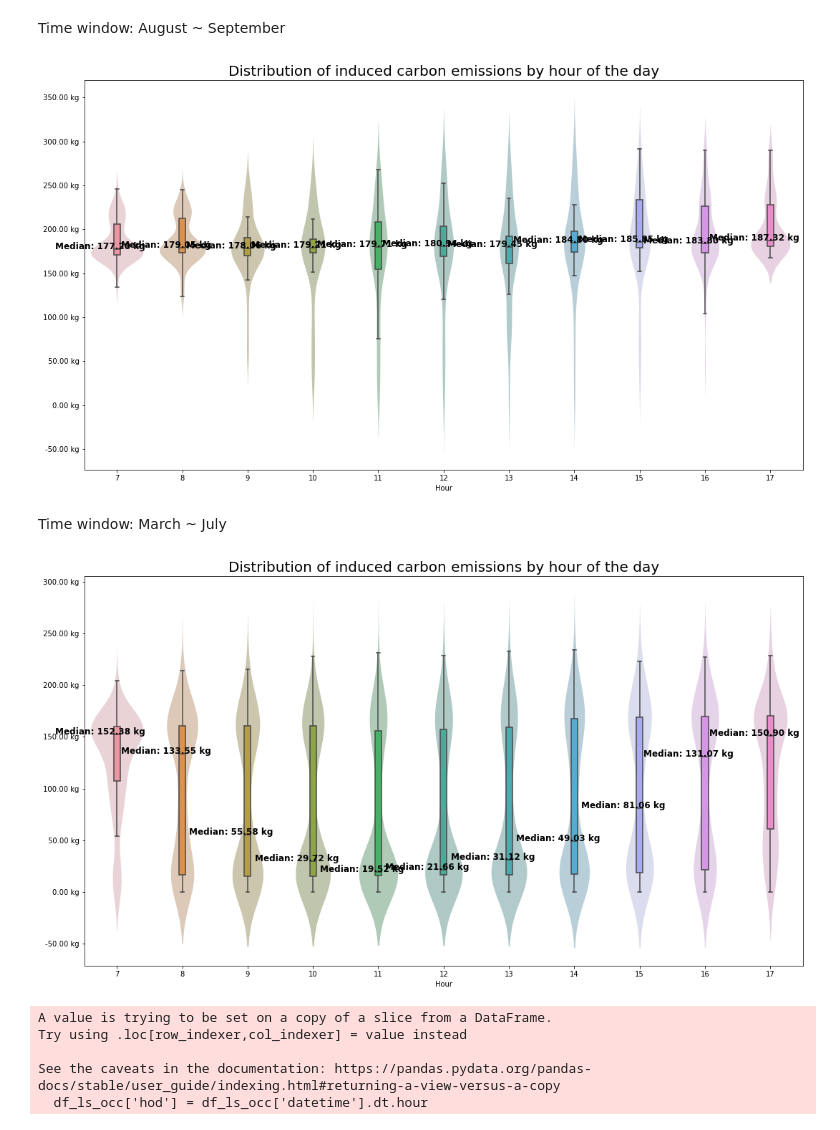
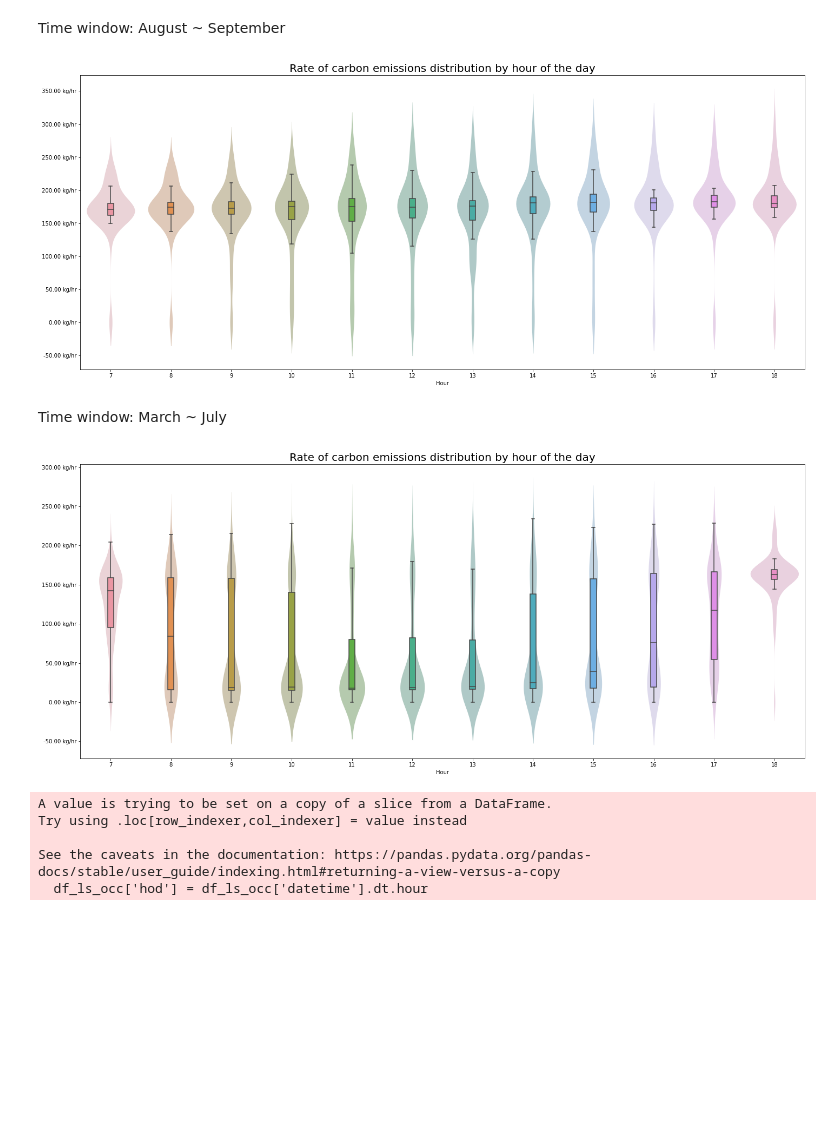
Before and after one commit to ZAY630/ls_sdh, a Jupyter notebook: analysis.ipynb, the cells around one changed output. Saved outputs shown, nothing was run; the diff lists cells and outputs as text; code cells hidden in the pictures; blank space fills up the shorter version.

```diff
--- a/analysis.ipynb
+++ b/analysis.ipynb
@@ -72,3 +45,0 @@ See the caveats in the documentation: https://pandas.pydata.org/pandas-docs/stab
-# %%
-df_power['HVAC'] = df_power['SDH.SW.MSA.MAIN.PWR REAL 3 P'] - df_power['SDH.SW.MSA.MS41A.PWR REAL 3 P'] + df_power['SDH.SW.MSB.MS41B.PWR REAL 3 P']
-columns = ['HVAC']
@@ -168,0 +91,5 @@ utils_plot.plot_hourly_heatmap(df_grid, ['renew'], 'California ISO renewable sup
+# %%
+hvac = df_power['SDH.SW.MSA.MAIN.PWR REAL 3 P'] - df_power['SDH.SW.MSA.MS41A.PWR REAL 3 P'] + df_power['SDH.SW.MSB.MS41B.PWR REAL 3 P']
+df_HVAC = pd.DataFrame({'datetime': df_power['datetime'], 'HVAC': hvac})
+columns = ['HVAC']
+df_HVAC.head()
@@ -168,0 +109,10 @@ utils_plot.plot_hourly_heatmap(df_grid, ['renew'], 'California ISO renewable sup
+# %%
+df_temp = pd.merge(df_HVAC, df_moer, on = 'datetime', how = 'outer')
+df_emissions = df_temp.copy()
+
+# Multiply all columns except the first and last by the last column
+df_emissions.iloc[:, 1:-1] = df_emissions.iloc[:, 1:-1].multiply(df_emissions.iloc[:, -1], axis="index") / 1000
+df_emissions = df_emissions.drop(columns=['value', 'moer'])
+# Now 'new_df' is the new DataFrame with the desired calculations
+
+df_emissions.head()
@@ -272,7 +233,7 @@ Load shift analysis
 # %% [markdown]
 Time window: August ~ September
 # %%
-df_hourly_emissions = df_hourly_occ[(df_hourly_occ['datetime'].dt.month >= 8) & (df_hourly_occ['datetime'].dt.month <= 9)]
+df_hourly_emissions = df_hourly_occ[(df_hourly_occ['datetime'].dt.month >= 7) & (df_hourly_occ['datetime'].dt.month <= 9)]
 df_hourly_emissions = df_hourly_emissions[columns + ['datetime']]
 # Ensure Datetime is the index
 df_hourly_emissions['Hour'] = df_hourly_emissions['datetime'].dt.hour
@@ -281,9 +242,9 @@ df_hourly_emissions['Hour'] = df_hourly_emissions['datetime'].dt.hour
 df_pivot = df_hourly_emissions.pivot_table(index=df_hourly_emissions['datetime'].dt.date, columns='Hour', values='HVAC', aggfunc='sum')
 df_pivot.reset_index(inplace=True)
 # %%
-utils_plot.create_violin_plot(df_pivot, range(7, 18), ' kg', 'Distribution of induced carbon emissions by hour of the day', figsize=(18, 10))
+utils_plot.create_violin_plot(df_pivot, range(7, 19), ' kg/hr', 'Rate of carbon emissions distribution by hour of the day', figsize=(24, 10), annotation=False)
 # %% [output]
-[figure, old version]
+[figure, new version]
 # %% [markdown]
 Time window: March ~ July
 # %%
@@ -296,8 +257,8 @@ df_hourly_emissions['Hour'] = df_hourly_emissions['datetime'].dt.hour
 df_pivot = df_hourly_emissions.pivot_table(index=df_hourly_emissions['datetime'].dt.date, columns='Hour', values='HVAC', aggfunc='sum')
 df_pivot.reset_index(inplace=True)
 # %%
-utils_plot.create_violin_plot(df_pivot, range(7, 18), ' kg', 'Distribution of induced carbon emissions by hour of the day', figsize=(18, 10))
+utils_plot.create_violin_plot(df_pivot, range(7, 19), ' kg/hr', 'Rate of carbon emissions distribution by hour of the day', figsize=(24, 10), annotation=False)
 # %% [output]
-[figure, old version]
+[figure, new version]
 # %%
 # Prepare dataframe
```
Also changed, not shown: parts of 65 cells of this notebook, 5 other files.
